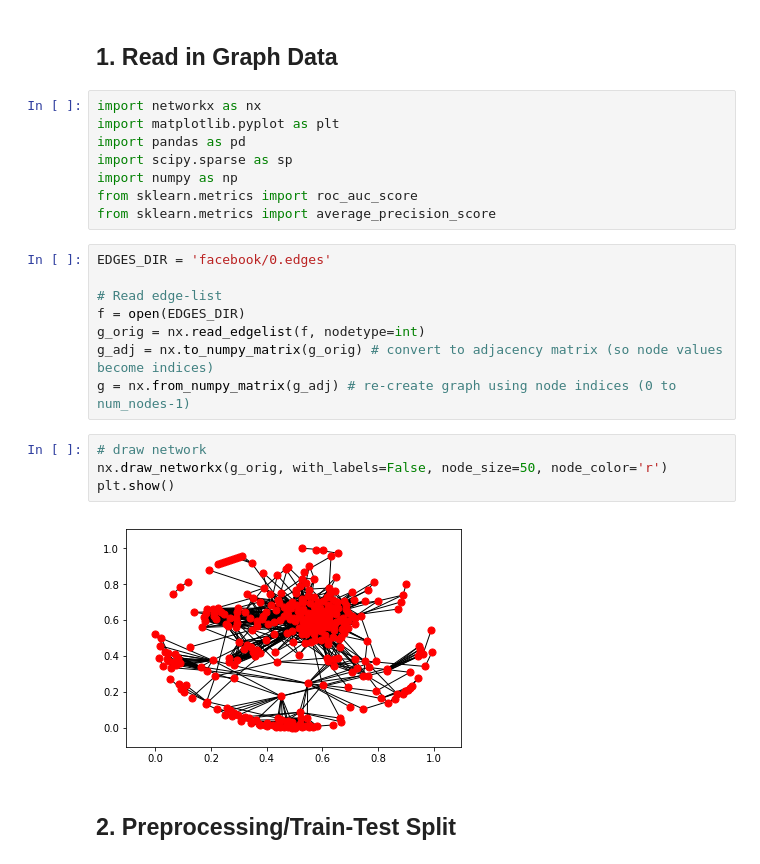
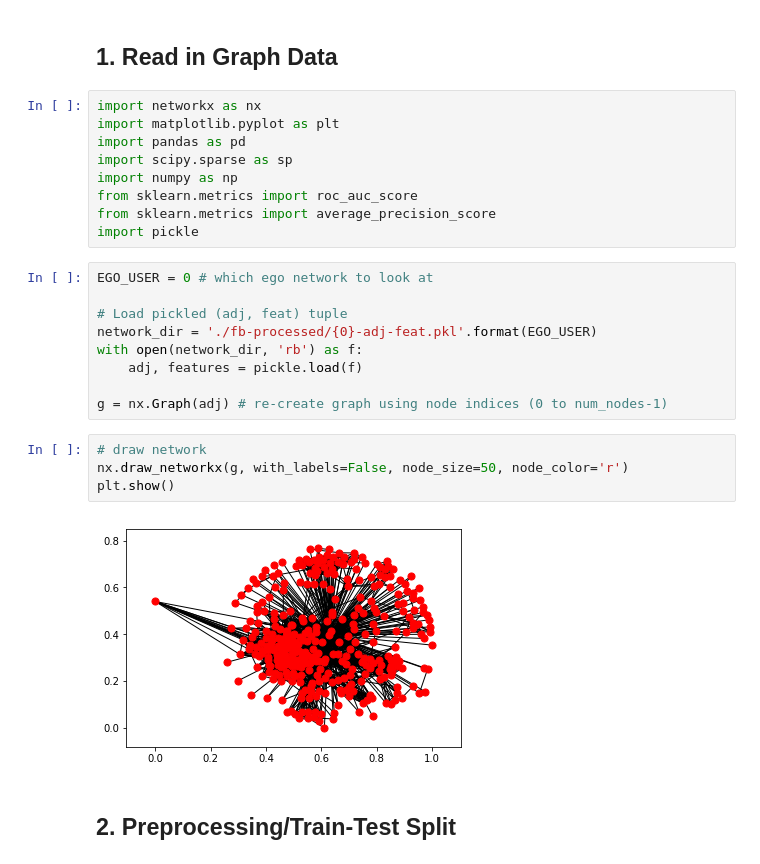
Before and after one commit to lucashu1/link-prediction, a Jupyter notebook: node2vec.ipynb, the cells around one changed output. Cells and saved outputs as stored; diff of their text form.

Commit message:
Use full ego networks (including ego node), ensure adj/feat matrices are aligned, add (adj, feat) pickle dumps

```diff
--- a/node2vec.ipynb
+++ b/node2vec.ipynb
@@ -20,20 +20,22 @@ import scipy.sparse as sp
 import numpy as np
 from sklearn.metrics import roc_auc_score
 from sklearn.metrics import average_precision_score
+import pickle
-# %%
-EDGES_DIR = 'facebook/0.edges'
-
-# Read edge-list
-f = open(EDGES_DIR)
-g_orig = nx.read_edgelist(f, nodetype=int)
-g_adj = nx.to_numpy_matrix(g_orig) # convert to adjacency matrix (so node values become indices)
-g = nx.from_numpy_matrix(g_adj) # re-create graph using node indices (0 to num_nodes-1)
+# %%
+EGO_USER = 0 # which ego network to look at
+
+# Load pickled (adj, feat) tuple
+network_dir = './fb-processed/{0}-adj-feat.pkl'.format(EGO_USER)
+with open(network_dir, 'rb') as f:
+    adj, features = pickle.load(f)
+
+g = nx.Graph(adj) # re-create graph using node indices (0 to num_nodes-1)
 # %%
 # draw network
-nx.draw_networkx(g_orig, with_labels=False, node_size=50, node_color='r')
+nx.draw_networkx(g, with_labels=False, node_size=50, node_color='r')
 plt.show()
 # %% [output]
-[figure, old version]
+[figure, new version]
 # %% [markdown]
 ## 2. Preprocessing/Train-Test Split
 # %%
```
Also changed, not shown: parts of 2 cells of this notebook, 26 other files.
